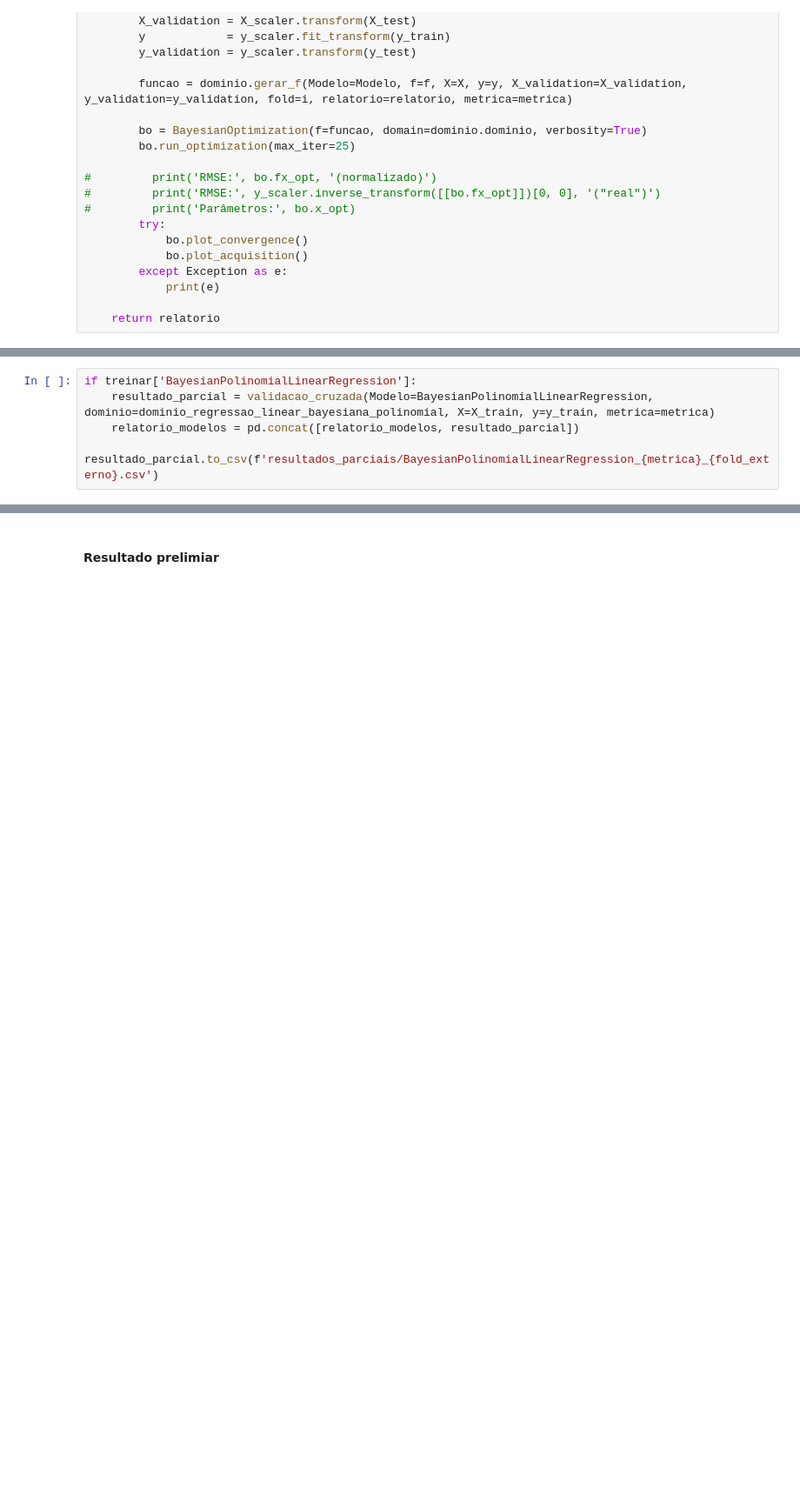
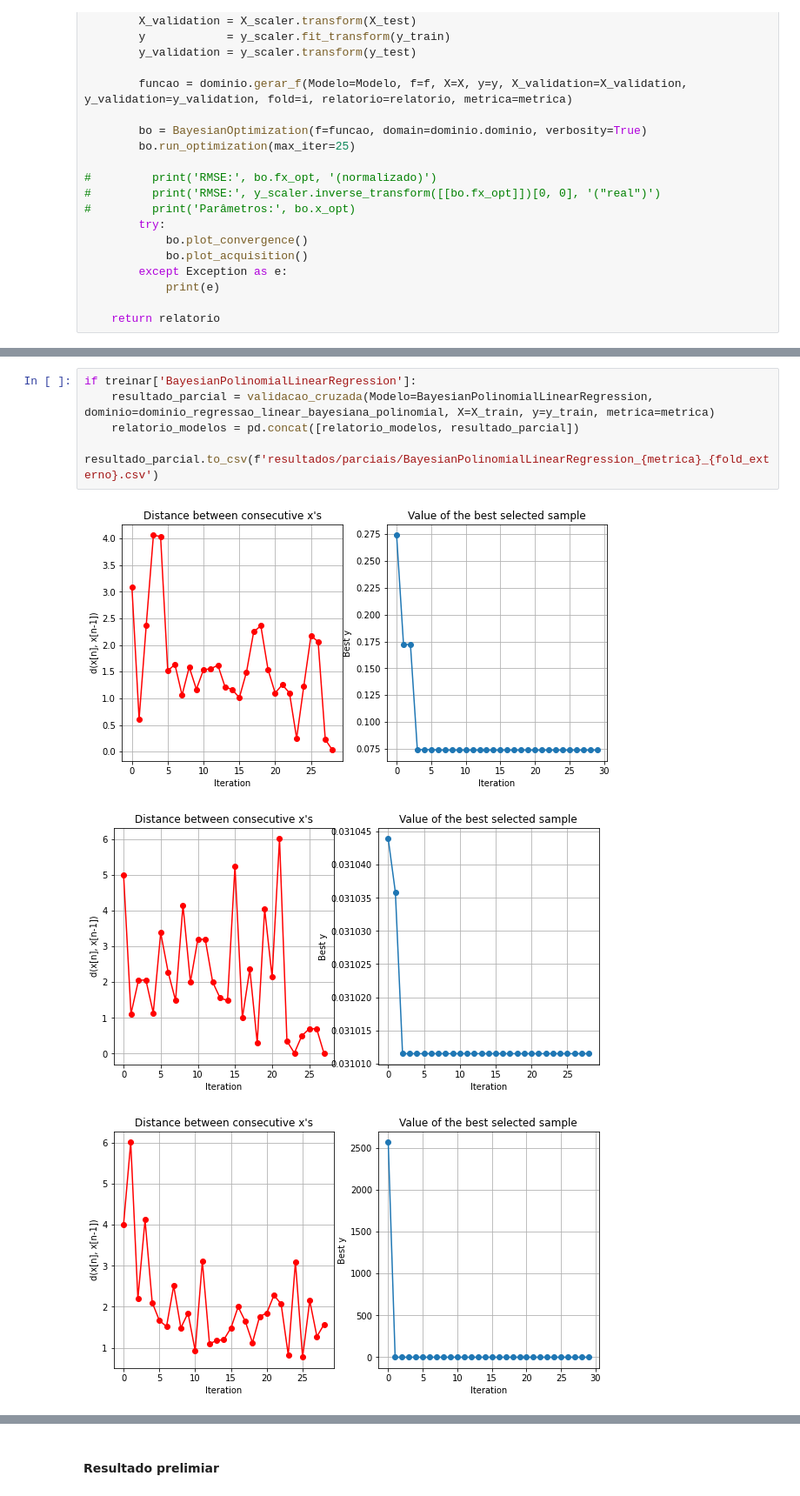
Before and after one commit to JordaoMemoria/topicosTrabalhoFinal, a Jupyter notebook: TreinamentoRegressao.ipynb, the cells around one changed output, grey strips where cells are left out. Shown at 87% size. Saved outputs shown, nothing was run; the diff lists cells and outputs as text; blank space fills up the shorter version.

```diff
--- a/TreinamentoRegressao.ipynb
+++ b/TreinamentoRegressao.ipynb
@@ -475,5 +418,9 @@ nlpd
 # %%
 if treinar['BayesianPolinomialLinearRegression']:
     resultado_parcial = validacao_cruzada(Modelo=BayesianPolinomialLinearRegression, dominio=dominio_regressao_linear_bayesiana_polinomial, X=X_train, y=y_train, metrica=metrica)
     relatorio_modelos = pd.concat([relatorio_modelos, resultado_parcial])
-    resultado_parcial.to_csv(f'resultados_parciais/BayesianPolinomialLinearRegression_{metrica}_{fold_externo}.csv')
+    resultado_parcial.to_csv(f'resultados/parciais/BayesianPolinomialLinearRegression_{metrica}_{fold_externo}.csv')
+# %% [output]
+[figure, added]
+[figure, added]
+[figure, added]
```
Also changed, not shown: parts of 11 cells of this notebook, 8 other files.
